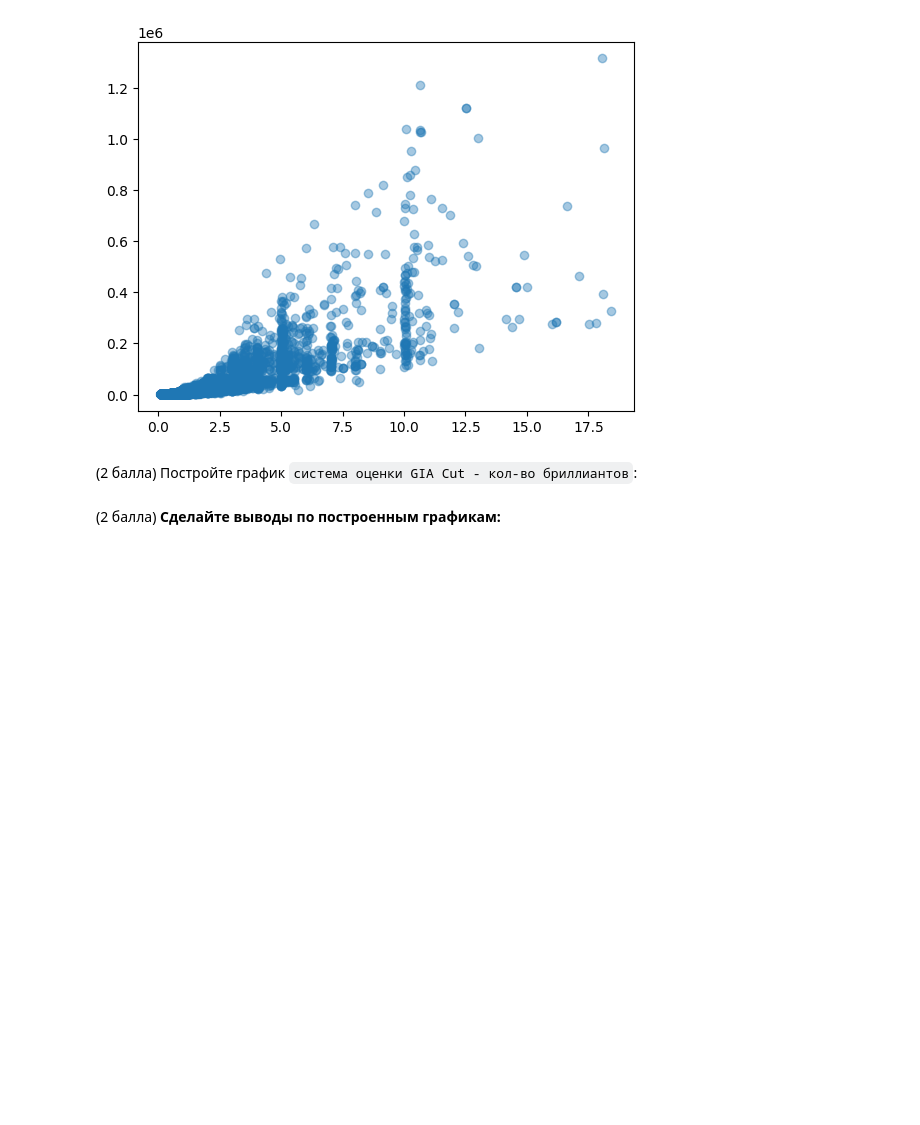
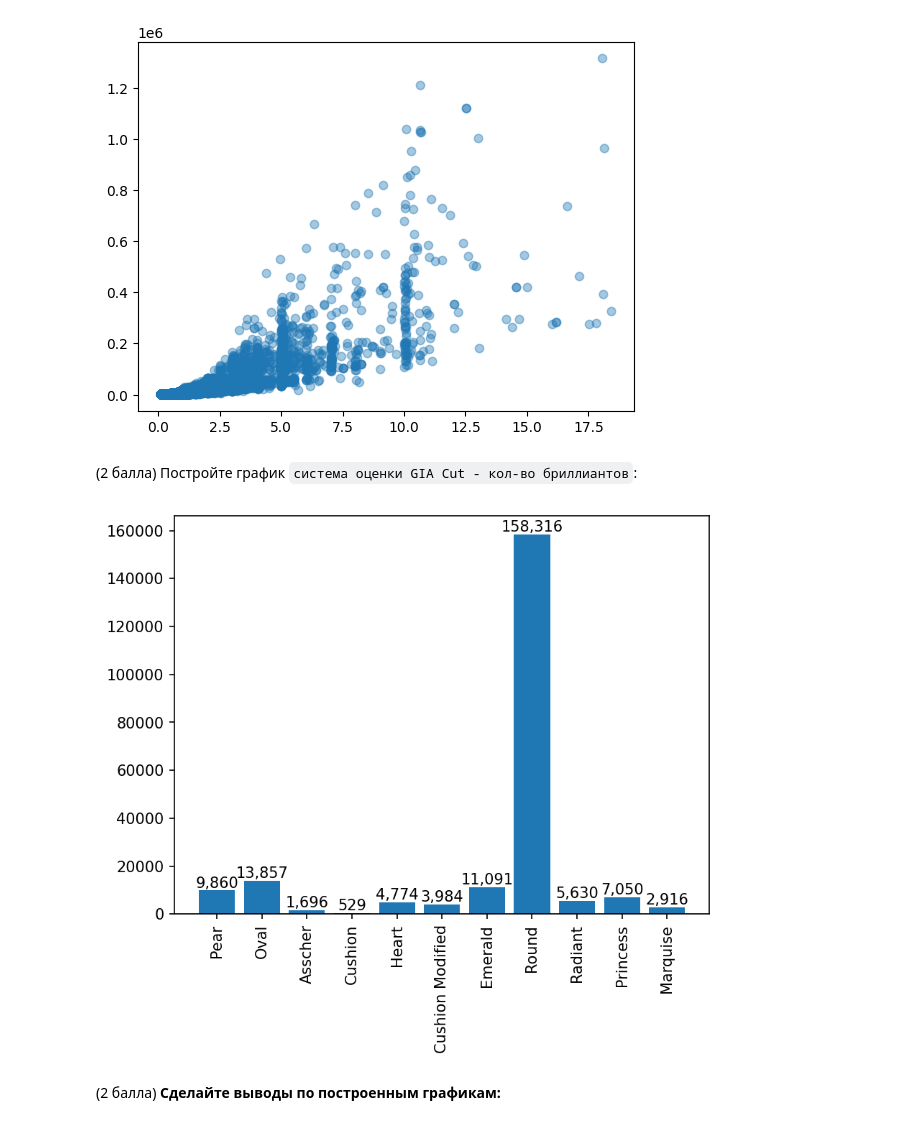
Before and after one commit to mrkustik1985/python, a Jupyter notebook: lab_work.ipynb, the cells around one changed output. Drawn from its saved outputs; the diff is of its cells as text; code cells hidden in the pictures; blank space fills up the shorter version.

```diff
--- a/lab_work.ipynb
+++ b/lab_work.ipynb
@@ -527,6 +507,24 @@ plt.show()
 [figure]
 # %% [markdown]
 (2 балла) Постройте график `система оценки GIA Cut - кол-во бриллиантов`:
+# %%
+diamonds = diamonds[(diamonds['cut'] != 'unknown')]
+value_type = set(diamonds['cut'].values.tolist())
+coords = {}
+lst_x = []
+lst_y = []
+for i in value_type:
+  lst_x.append(i)
+  lst_y.append(len(diamonds[diamonds['cut'] == i]))
+fig, ax = plt.subplots(dpi = 150)
+container = ax.bar(lst_x, lst_y)
+ax.set()
+ax.bar_label(container, fmt='{:,.0f}')
+plt.xticks(rotation=90)
+# ax.set_xticklabels(rotation=90)
+plt.show()
+# %% [output]
+[figure, added]
 # %% [markdown]
 (2 балла) **Сделайте выводы по построенным графикам:**
 # %% [markdown]
```
Also changed, not shown: parts of 4 cells of this notebook.
